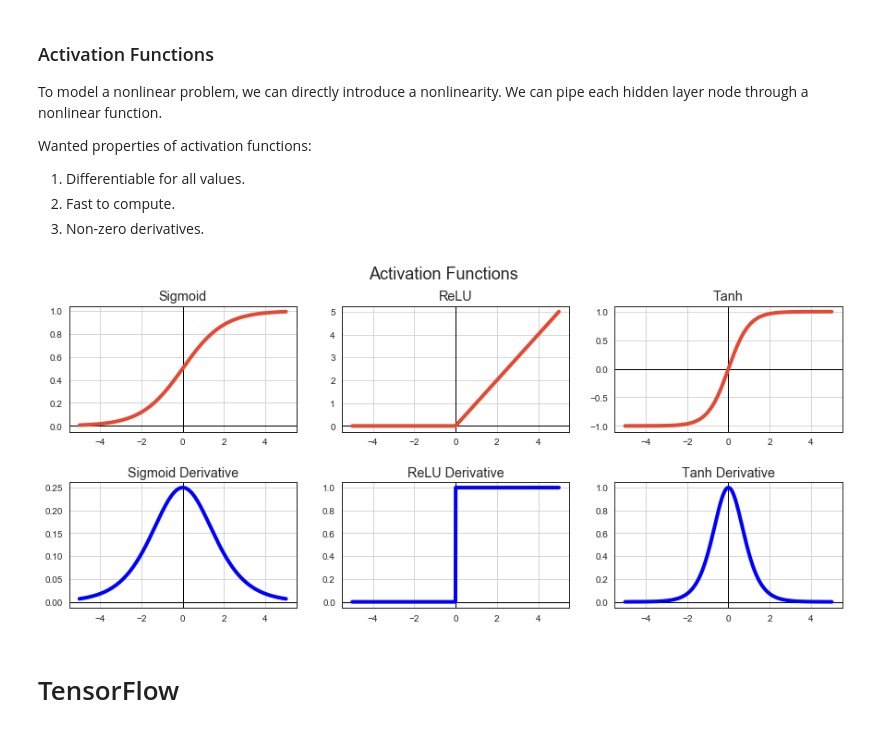
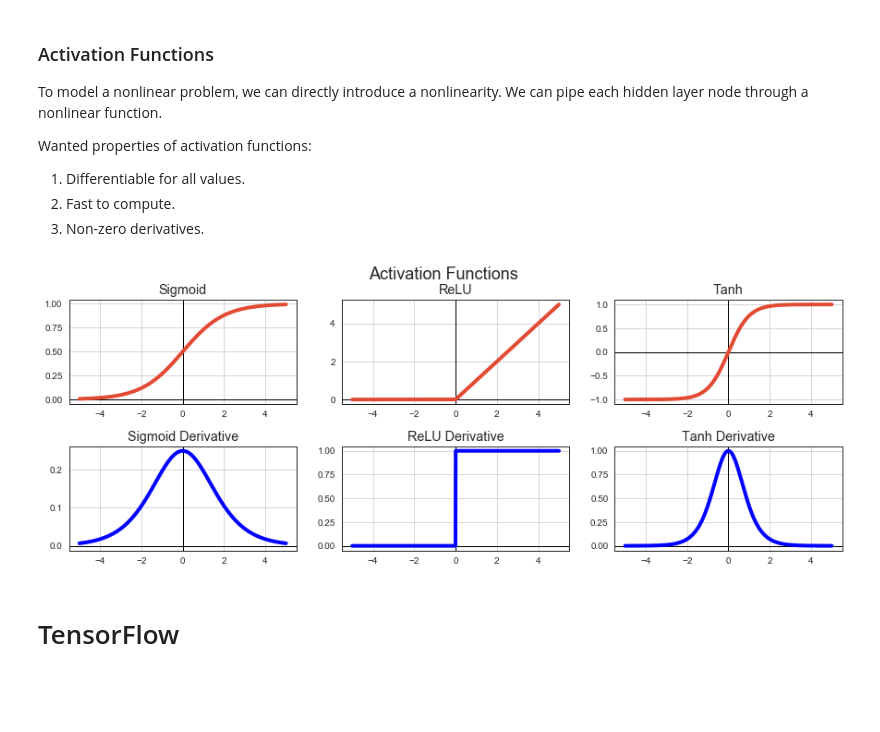
Before and after one commit to avast/machine-learning-python, a Jupyter notebook: imlp_4_deep_learning.ipynb, the cells around one changed output. Cells and saved outputs as stored; diff of their text form; code cells hidden in the pictures; blank space fills up the shorter version.

```diff
--- a/imlp_4_deep_learning.ipynb
+++ b/imlp_4_deep_learning.ipynb
@@ -232,13 +232,13 @@ def abline(ax, slope, intercept, scaler=None, c='black', lw=4, label=''):
 def inverse_transform(x, mu, s):
     return x * s + mu
 
-fig, ax = plt.subplots(ncols=2, nrows=2, figsize=(12, 10), constrained_layout=True)
+fig, ax = plt.subplots(ncols=2, nrows=2, figsize=(12, 6), constrained_layout=True)
 fig.suptitle('Gradient Descent for Linear Regression', fontsize=16)
 sns.scatterplot(x='weight', y='mpg', data=df, ax=ax[0][0]);
 sns.scatterplot(x='weight', y='mpg', data=df, ax=ax[0][1]);
 sns.scatterplot(x='weight', y='mpg', data=df, ax=ax[1][0]);
 
-abline(ax[0][0], ws[19][1], ws[19][0], scaler=sx, lw=4, label='20 Iterations')
+abline(ax[0][0], ws[9][1], ws[9][0], scaler=sx, lw=4, label='10 Iterations')
 abline(ax[0][1], ws[29][1], ws[29][0], scaler=sx, lw=4, label='30 Iterations')
 abline(ax[1][0], ws[99][1], ws[99][0], scaler=sx, lw=4, label='100 Iteration')
 
@@ -380,41 +380,41 @@ def tanh_grad(s):
 N = 1000
 s = np.linspace(-5, 5, N)
 
-fig, axx = plt.subplots(2,3, figsize = (15,6))
+fig, axx = plt.subplots(2,3, figsize = (15,5))
 fig.suptitle('Activation Functions', fontsize=18)
 fig.subplots_adjust(hspace=.4)
 for i in range(len(axx)):
     for j in range(len(axx[i])):
         ax = axx[i][j]
         ax.axhline(0, -5, 5, c='k', lw=1)
         ax.axvline(0, 0, 1, c='k', lw=1)
         ax.grid()
 
 ax = axx[0][0]
 ax.plot(s, sigmoid(s), label='Sigmoid Activation', lw=4)
 ax.set_title('Sigmoid')
 
 ax = axx[0][1]
 ax.plot(s, relu(s), label='ReLU Activation', lw=4)
 ax.set_title('ReLU')
 
 ax = axx[0][2]
 ax.plot(s, tanh(s), label='Tanh Activation', lw=4)
 ax.set_title('Tanh')
 
 ax = axx[1][0]
 ax.plot(s, sigmoid_grad(s), label='Sigmoid Derivative', lw=4, c='b')
 ax.set_title('Sigmoid Derivative')
 
 ax = axx[1][1]
 ax.plot(s, relu_grad(s), label='ReLU Derivative', lw=4, c='b')
 ax.set_title('ReLU Derivative')
 
 ax = axx[1][2]
 ax.plot(s, tanh_grad(s), label='Tanh Derivative', lw=4, c='b')
 ax.set_title('Tanh Derivative');
 # %% [output]
-[figure, old version]
+[figure, new version]
 # %% [markdown]
 <a id="tf"></a>
 
```
Also changed, not shown: parts of 9 cells of this notebook, 8 other files.
